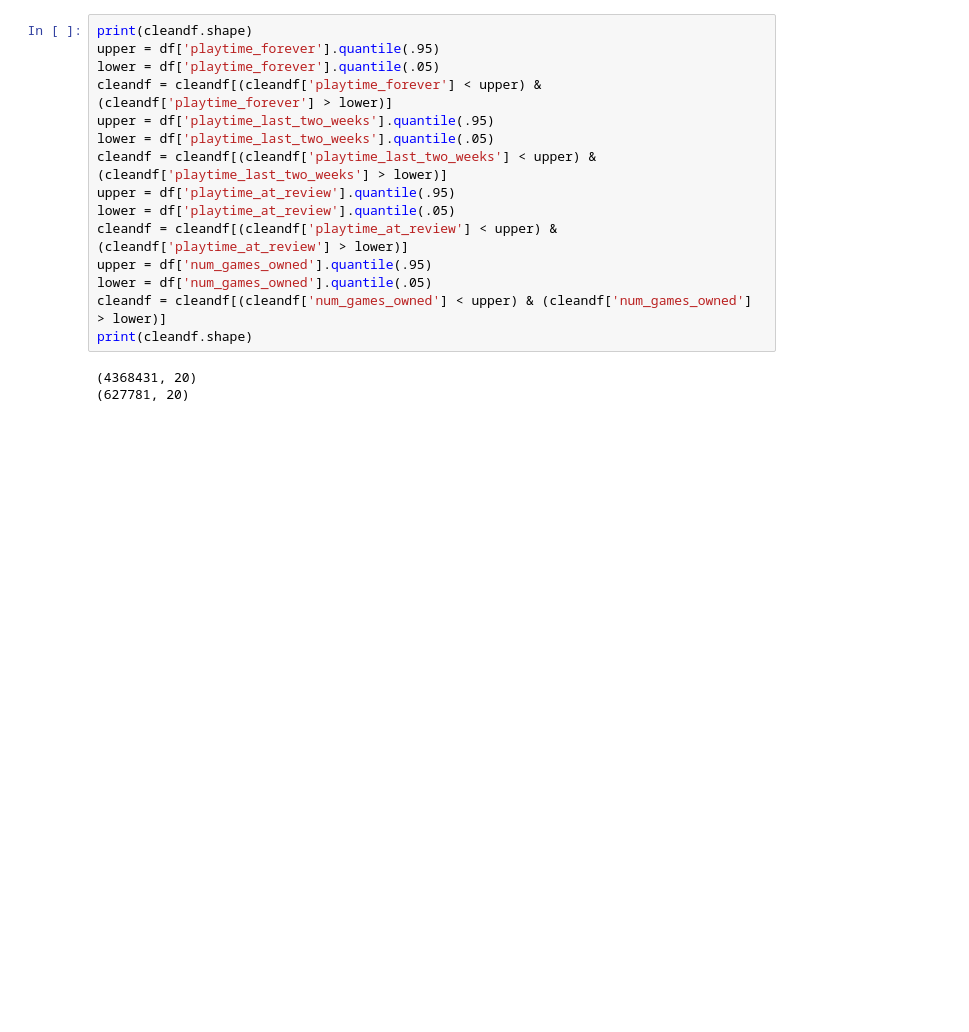
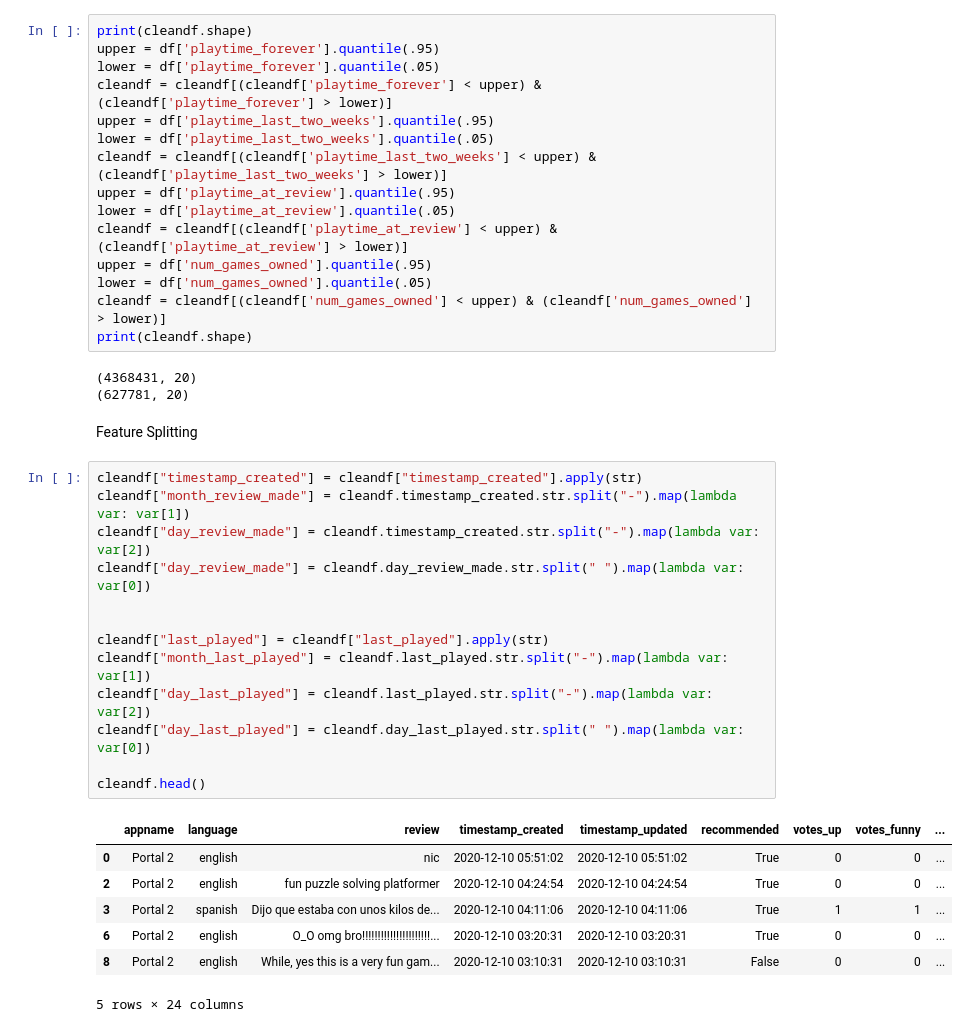
Before and after one commit to Wallyman38/453-Project, a Jupyter notebook: final_project.ipynb, the cells around one changed output. Drawn from its saved outputs; the diff is of its cells as text; blank space fills up the shorter version.

Commit message:
Feature Splitting on timestamps

```diff
--- a/final_project.ipynb
+++ b/final_project.ipynb
@@ -155,3 +155,26 @@ print(cleandf.shape)
 # %% [output]
 (4368431, 20)
 (627781, 20)
+# %% [markdown]
+Feature Splitting
+# %%
+cleandf["timestamp_created"] = cleandf["timestamp_created"].apply(str)
+cleandf["month_review_made"] = cleandf.timestamp_created.str.split("-").map(lambda var: var[1])
+cleandf["day_review_made"] = cleandf.timestamp_created.str.split("-").map(lambda var: var[2])
+cleandf["day_review_made"] = cleandf.day_review_made.str.split(" ").map(lambda var: var[0])
+
+
+cleandf["last_played"] = cleandf["last_played"].apply(str)
+cleandf["month_last_played"] = cleandf.last_played.str.split("-").map(lambda var: var[1])
+cleandf["day_last_played"] = cleandf.last_played.str.split("-").map(lambda var: var[2])
+cleandf["day_last_played"] = cleandf.day_last_played.str.split(" ").map(lambda var: var[0])
+
+cleandf.head()
+# %% [output]
+|  | appname | language | review | timestamp_created | timestamp_updated | recommended | votes_up | votes_funny | ... |
+| 0 | Portal 2 | english | nic | 2020-12-10 05:51:02 | 2020-12-10 05:51:02 | True | 0 | 0 | ... |
+| 2 | Portal 2 | english | fun puzzle solving platformer | 2020-12-10 04:24:54 | 2020-12-10 04:24:54 | True | 0 | 0 | ... |
+| 3 | Portal 2 | spanish | Dijo que estaba con unos kilos de... | 2020-12-10 04:11:06 | 2020-12-10 04:11:06 | True | 1 | 1 | ... |
+| 6 | Portal 2 | english | O_O omg bro!!!!!!!!!!!!!!!!!!!!!!... | 2020-12-10 03:20:31 | 2020-12-10 03:20:31 | True | 0 | 0 | ... |
+| 8 | Portal 2 | english | While, yes this is a very fun gam... | 2020-12-10 03:10:31 | 2020-12-10 03:10:31 | False | 0 | 0 | ... |
+5 rows × 24 columns
```
